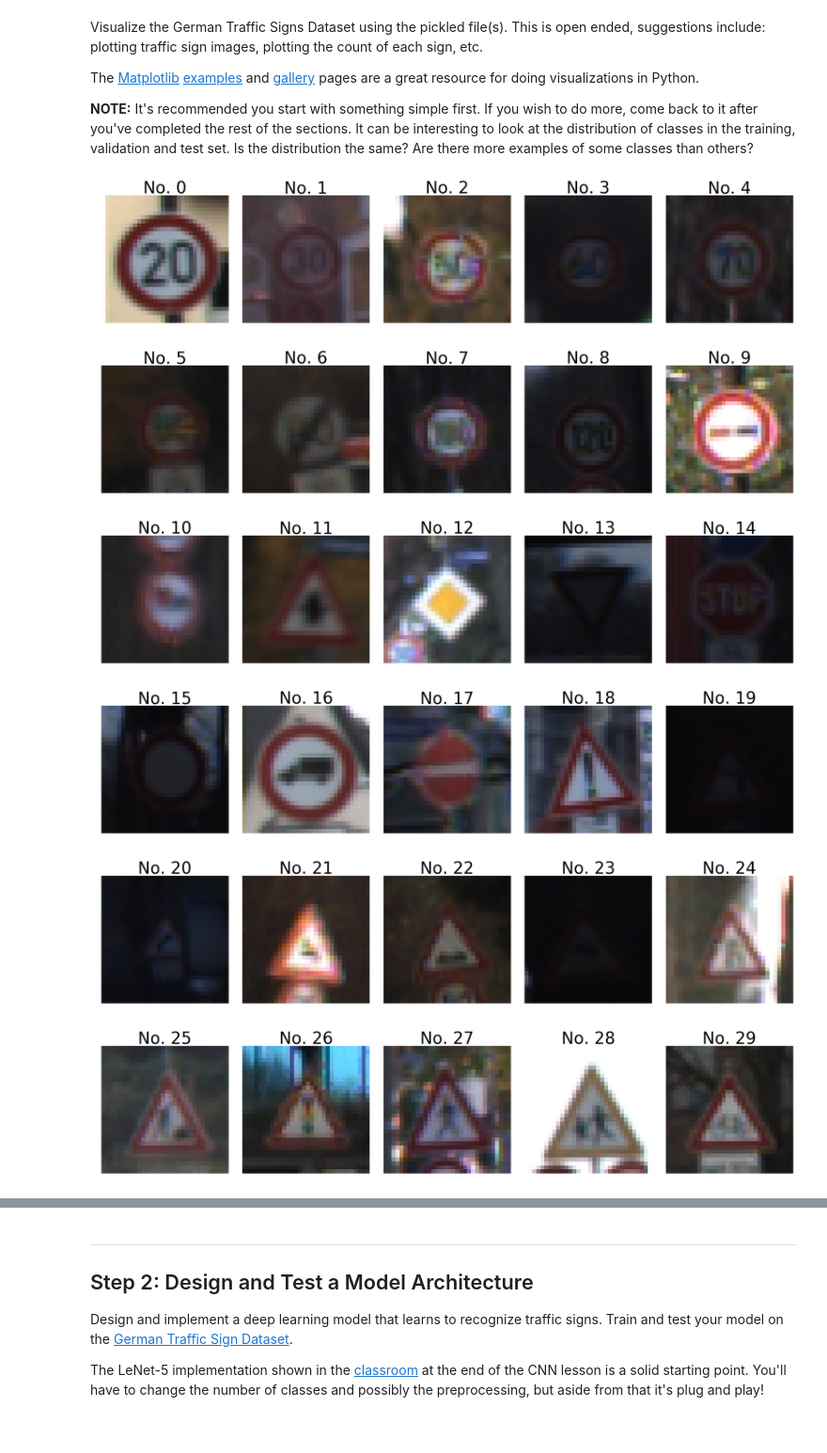
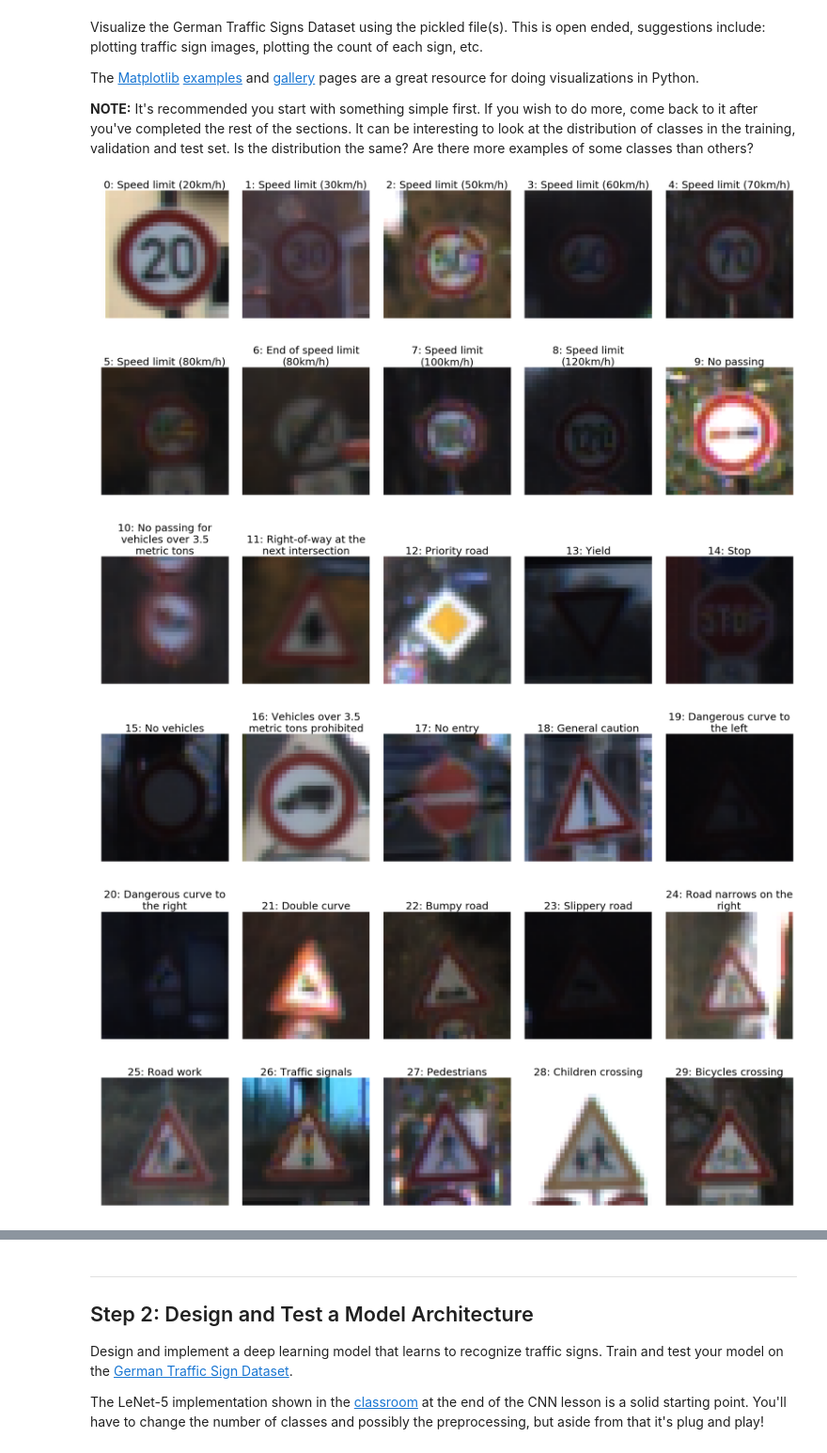
Before and after one commit to landOfTigers/CarND-Traffic-Sign-Classifier-Project, a Jupyter notebook: Traffic_Sign_Classifier.ipynb, the cells around one changed output, grey strips where cells are left out. Shown: that part at 94% size. Cells and saved outputs as stored; diff of their text form; code cells hidden in the pictures.

Commit message:
print traffic sign names for the examples

```diff
--- a/Traffic_Sign_Classifier.ipynb
+++ b/Traffic_Sign_Classifier.ipynb
@@ -93,36 +93,49 @@ Visualize the German Traffic Signs Dataset using the pickled file(s). This is op
 The [Matplotlib](http://matplotlib.org/) [examples](http://matplotlib.org/examples/index.html) and [gallery](http://matplotlib.org/gallery.html) pages are a great resource for doing visualizations in Python.
 
 **NOTE:** It's recommended you start with something simple first. If you wish to do more, come back to it after you've completed the rest of the sections. It can be interesting to look at the distribution of classes in the training, validation and test set. Is the distribution the same? Are there more examples of some classes than others?
+# %%
+# crate list of sign names
+import csv
+
+signNames = [None]*n_classes
+with open('signnames.csv', 'r', encoding = 'utf-8') as csvfile:
+    reader = csv.reader(csvfile)
+    for i, row in enumerate(reader):
+        if i != 0:
+            signNames[i-1] = row[1]
 # %%
 ### Data exploration visualization code goes here.
 ### Feel free to use as many code cells as needed.
 import matplotlib.pyplot as plt
+from textwrap import wrap
 # Visualizations will be shown in the notebook.
 %matplotlib inline
 
+# Display one example image for each class
 imagesPerLine = 5
-
 for signNumber in range(0, n_classes, imagesPerLine):
     ax = [None]*imagesPerLine
     f, ax = plt.subplots(1, imagesPerLine, figsize=(24, 9))
     for i in range(imagesPerLine):
         ax[i].axis('off')
         items = np.where(y_train==signNumber+i)[0]
         if(items.size):
             itemindex = items[0]
             ax[i].imshow(X_train[itemindex])
-            ax[i].set_title('No. ' + str(y_train[itemindex]), fontsize=40)
+            idx = y_train[itemindex]
+            title = str(idx) + ': ' + str(signNames[idx])
+            ax[i].set_title("\n".join(wrap(title, 23)), fontsize=25)
         else:
             # fill last line with white boxes to stay in plotting grid
             whiteBox = np.full(image_shape, 255, dtype=np.uint8)
             ax[i].imshow(whiteBox)
 
     plt.subplots_adjust(left=0., right=1, top=0.9, bottom=0.)
     f.tight_layout()
 # %% [output]
-[figure, old version]
+[figure, new version]
-[figure, old version]
+[figure, new version]
-[figure, old version]
+[figure, new version]
-[figure, old version]
+[figure, new version]
-[figure, old version]
+[figure, new version]
-[figure, old version]
+[figure, new version]
```
Also changed, not shown: parts of 3 cells of this notebook.
